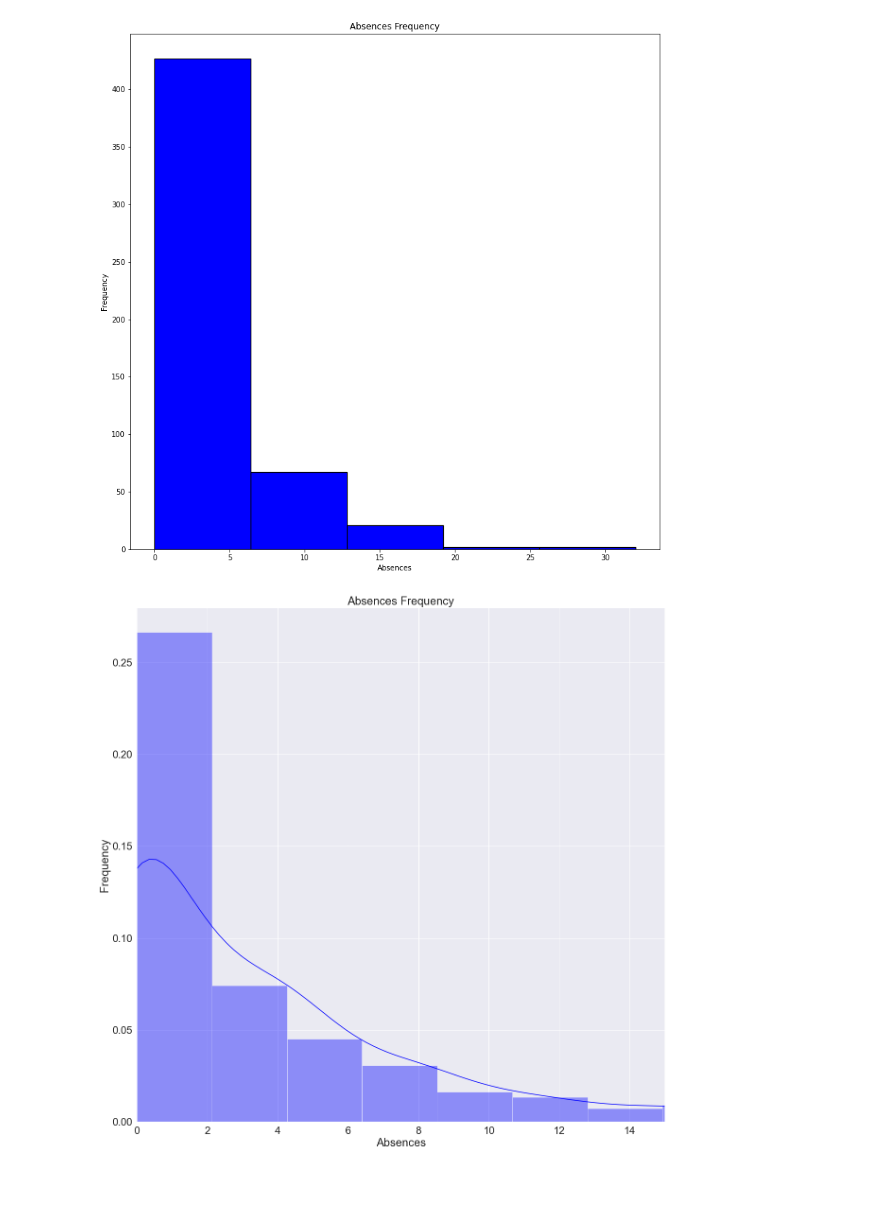
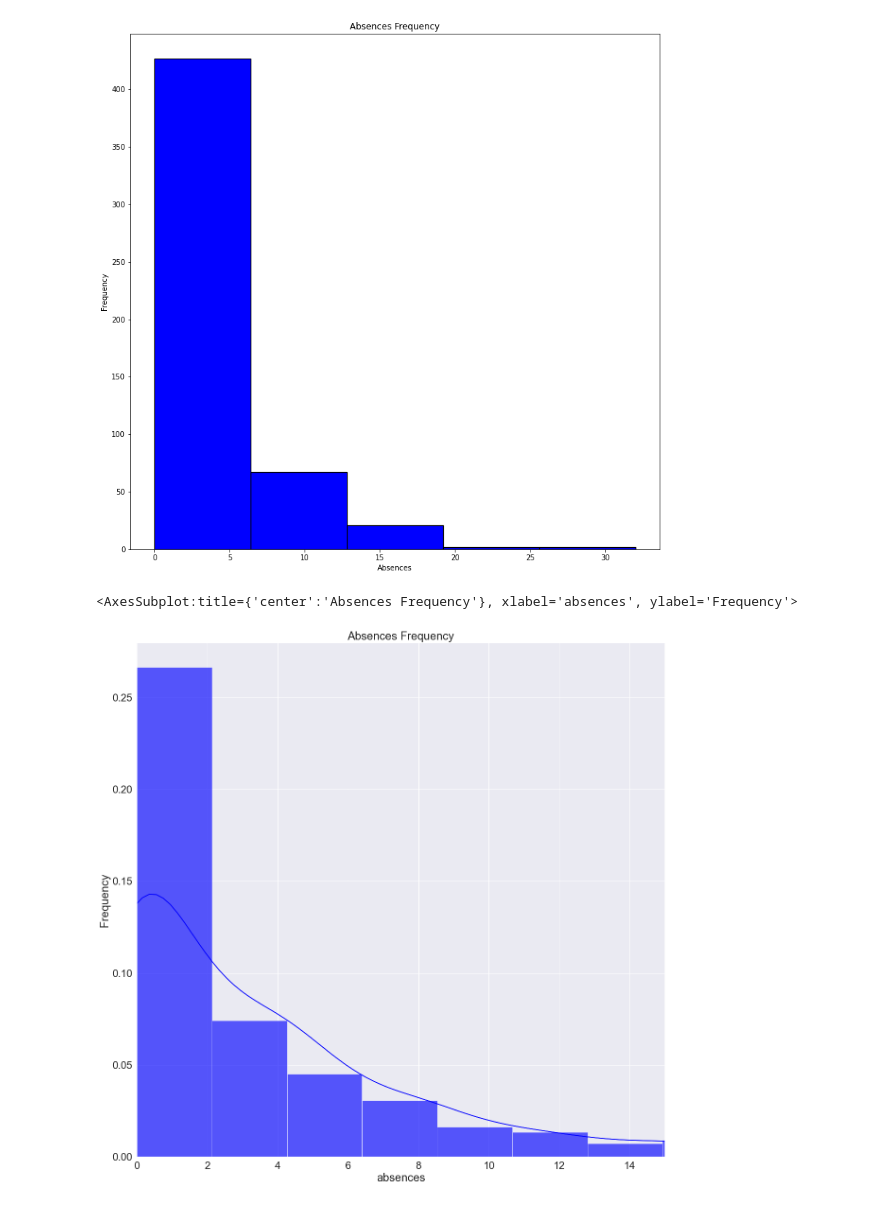
Before and after one commit to GabrielSolomonHolland/data-science-final, a Jupyter notebook: data-science-final.ipynb, the cells around one changed output. Saved outputs shown, nothing was run; the diff lists cells and outputs as text; code cells hidden in the pictures.

Commit message:
Add visualizations

```diff
--- a/data-science-final.ipynb
+++ b/data-science-final.ipynb
@@ -573,27 +573,31 @@ plt.show()
 [figure]
 # %%
 # plot a histogram in sns
+
+# "age","Medu","Fedu","studytime","freetime","goout","Dalc","Walc","absences"
+
 #make bins = numbers
 sns.set(style="darkgrid",rc = {'figure.figsize':(20,20)},font_scale=2)
 sns.distplot(train_x['absences'], bins=15, color='blue')
 # only show positive values on axis
 
 plt.xlim(0,15)
 plt.title('Absences Frequency')
 plt.xlabel('Absences')
 plt.ylabel('Frequency')
 # make it bigger and save
 plt.savefig('absences_hist.png')
 
 
 
-sns.set(style="darkgrid",rc = {'figure.figsize':(20,20)},font_scale=2)
-sns.distplot(train_x['absences'], bins=15, color='blue')
+#sns.set(style="darkgrid",rc = {'figure.figsize':(20,20)},font_scale=2)
+#sns.distplot(train_x['absences'], bins=15, color='blue')
 
 
 # multiline comment python? /* */
 # %% [output]
+<AxesSubplot:title={'center':'Absences Frequency'}, xlabel='absences', ylabel='Frequency'>
-[figure, old version]
+[figure, new version]
 # %%
 # plot correlation heatmap
 # correlation matrix
```
Also changed, not shown: parts of 7 cells of this notebook, 10 other files.
